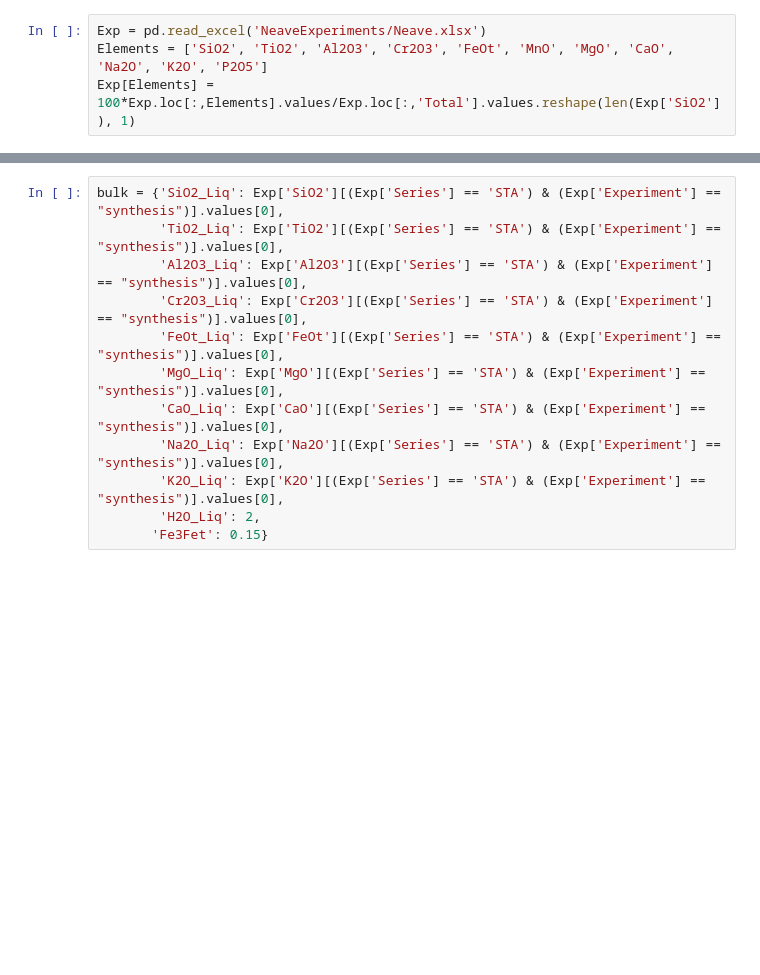
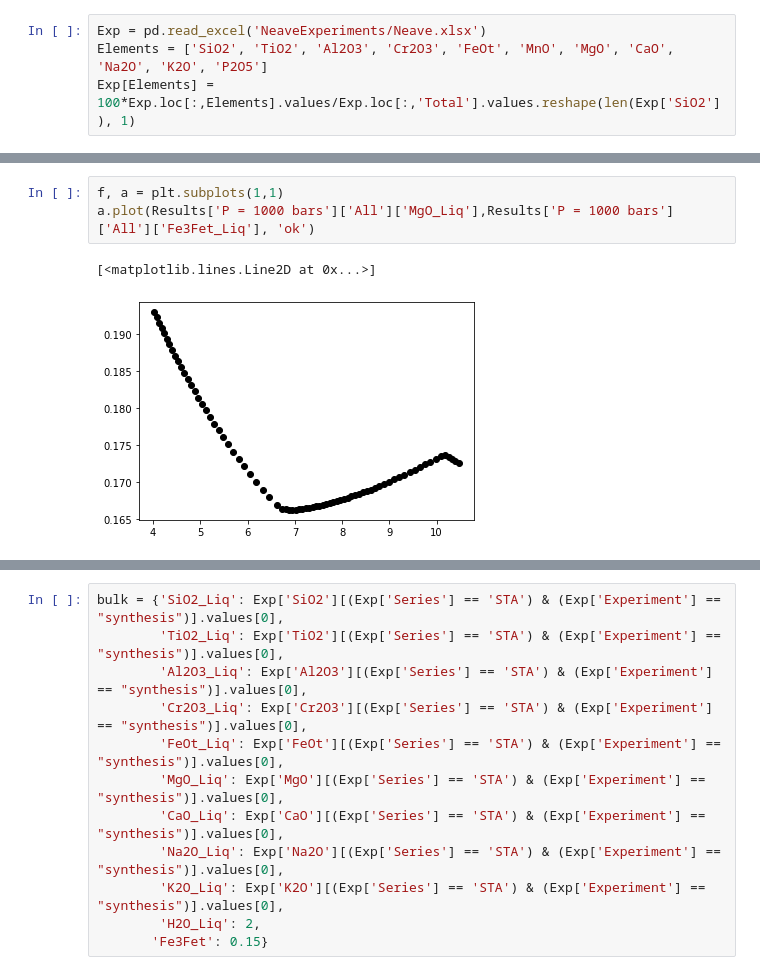
Before and after one commit to gleesonm1/PetThermoTools, a Jupyter notebook: Examples/CrystallisationTests/ExperimentCOmpare.ipynb, the cells around one changed output, grey strips where cells are left out. Cells and saved outputs as stored; diff of their text form; blank space fills up the shorter version.

```diff
--- a/Examples/CrystallisationTests/ExperimentCOmpare.ipynb
+++ b/Examples/CrystallisationTests/ExperimentCOmpare.ipynb
@@ -37,3 +51,9 @@ Results = M.multi_crystallise(cores = 20, Model = "MELTS", comp = bulk,
+# %%
+f, a = plt.subplots(1,1)
+a.plot(Results['P = 1000 bars']['All']['MgO_Liq'],Results['P = 1000 bars']['All']['Fe3Fet_Liq'], 'ok')
+# %% [output]
+[<matplotlib.lines.Line2D at 0x...>]
+[figure, added]
 # %%
 f, a = plt.subplots(3,3, figsize = (10,10))
 
```
Also changed, not shown: parts of 5 cells of this notebook, 17 other files.
